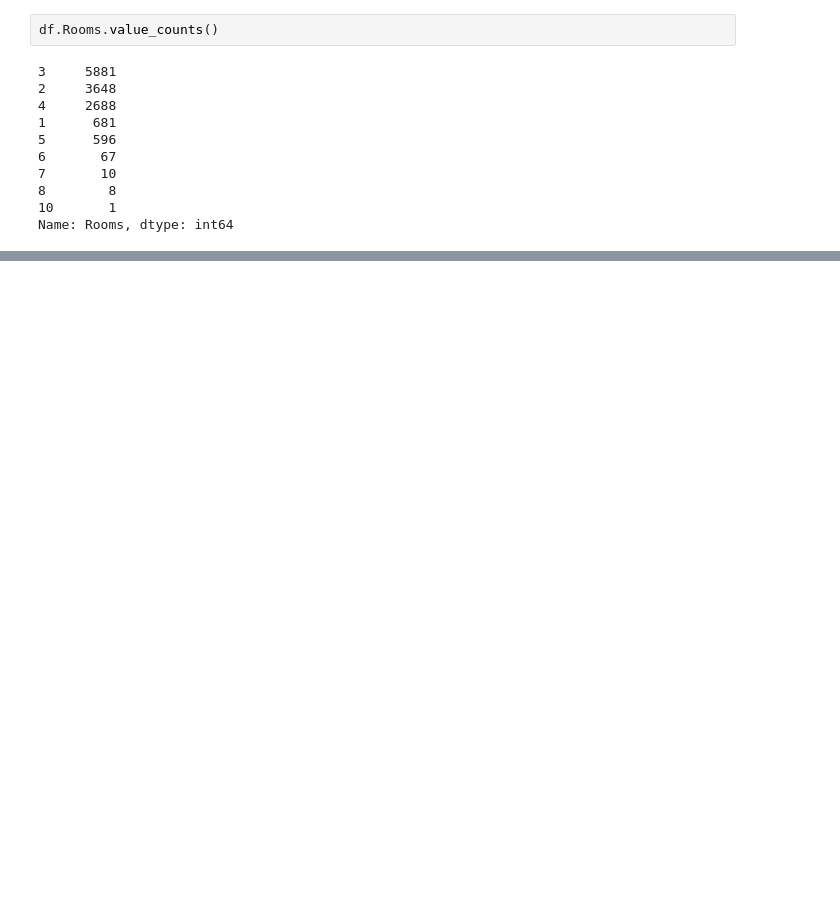
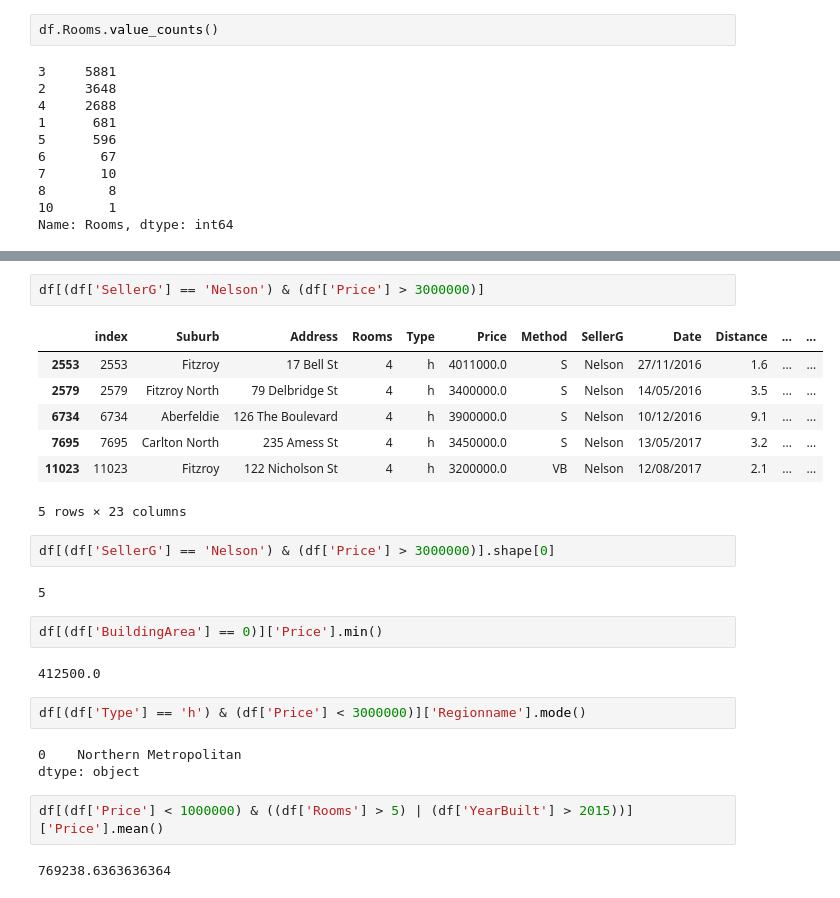
Before and after one commit to modernpacifist/engineering-of-machine-learning-urfu, a Jupyter notebook: python-pro-level/Notebooks/PandasPythonProWalkthrough.ipynb, the cells around one changed output, grey strips where cells are left out. Cells and saved outputs as stored; diff of their text form; blank space fills up the shorter version.

```diff
--- a/python-pro-level/Notebooks/PandasPythonProWalkthrough.ipynb
+++ b/python-pro-level/Notebooks/PandasPythonProWalkthrough.ipynb
@@ -270,0 +417,27 @@ Name: Rooms, dtype: int64
+# %%
+df[(df['SellerG'] == 'Nelson') & (df['Price'] > 3000000)]
+# %% [output]
+|  | index | Suburb | Address | Rooms | Type | Price | Method | SellerG | Date | Distance | ... | ... |
+| 2553 | 2553 | Fitzroy | 17 Bell St | 4 | h | 4011000.0 | S | Nelson | 27/11/2016 | 1.6 | ... | ... |
+| 2579 | 2579 | Fitzroy North | 79 Delbridge St | 4 | h | 3400000.0 | S | Nelson | 14/05/2016 | 3.5 | ... | ... |
+| 6734 | 6734 | Aberfeldie | 126 The Boulevard | 4 | h | 3900000.0 | S | Nelson | 10/12/2016 | 9.1 | ... | ... |
+| 7695 | 7695 | Carlton North | 235 Amess St | 4 | h | 3450000.0 | S | Nelson | 13/05/2017 | 3.2 | ... | ... |
+| 11023 | 11023 | Fitzroy | 122 Nicholson St | 4 | h | 3200000.0 | VB | Nelson | 12/08/2017 | 2.1 | ... | ... |
+5 rows × 23 columns
+# %%
+df[(df['SellerG'] == 'Nelson') & (df['Price'] > 3000000)].shape[0]
+# %% [output]
+5
+# %%
+df[(df['BuildingArea'] == 0)]['Price'].min()
+# %% [output]
+412500.0
+# %%
+df[(df['Type'] == 'h') & (df['Price'] < 3000000)]['Regionname'].mode()
+# %% [output]
+0    Northern Metropolitan
+dtype: object
+# %%
+df[(df['Price'] < 1000000) & ((df['Rooms'] > 5) | (df['YearBuilt'] > 2015))]['Price'].mean()
+# %% [output]
+769238.6363636364
```
Also changed, not shown: parts of 13 cells of this notebook.
